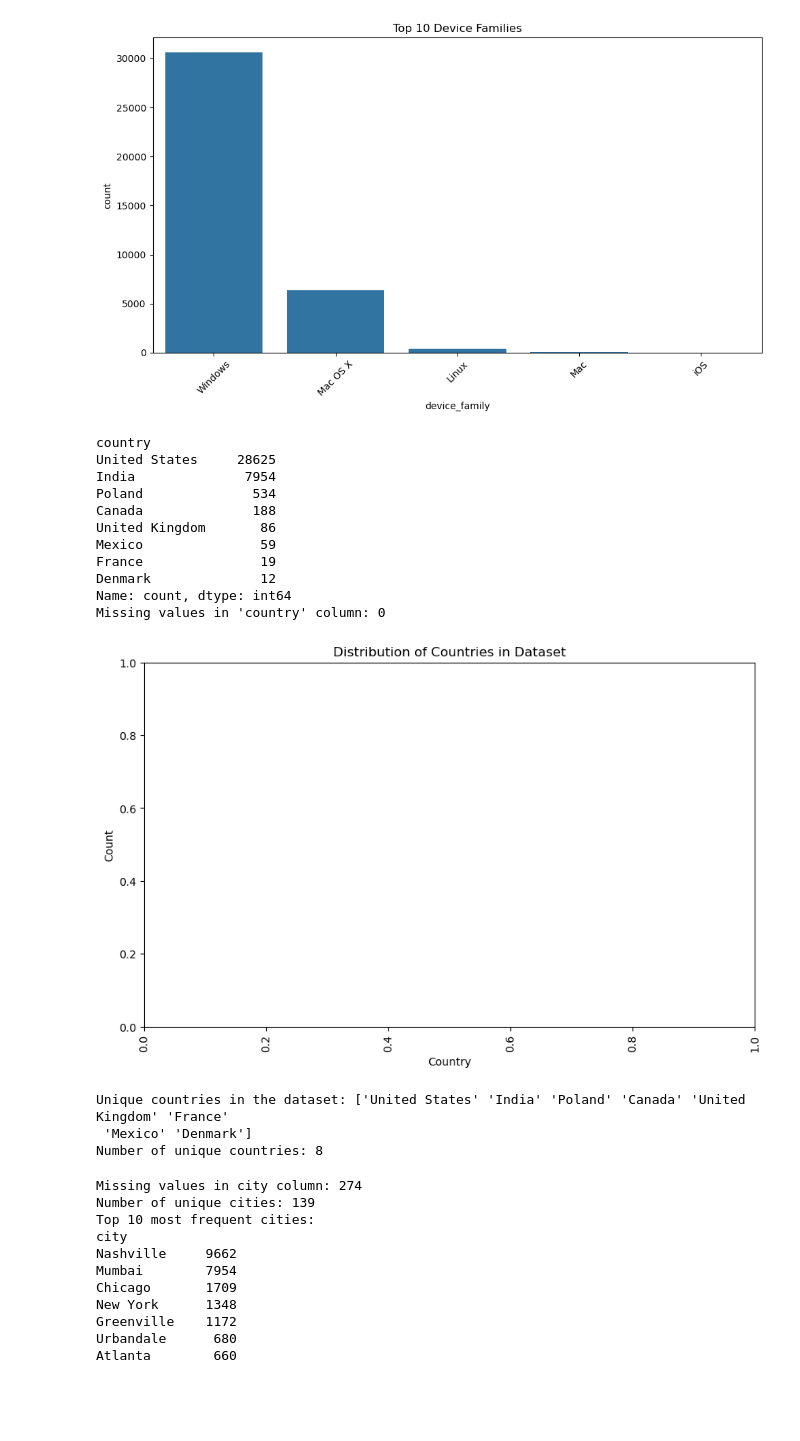
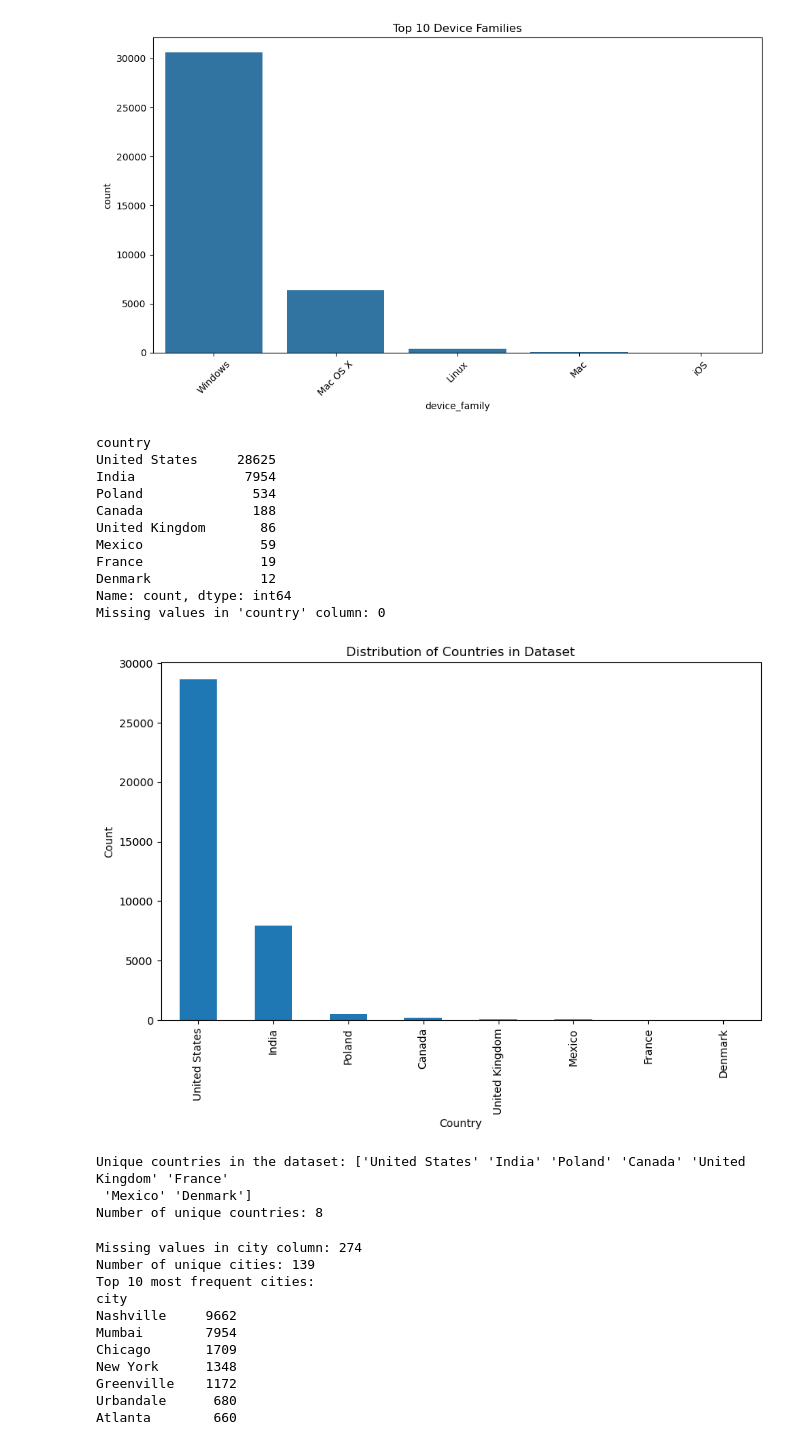
Before and after one commit to nyra-rodrigues/Federato-RiskOps-Platform-Optimization-Challenge, a Jupyter notebook: eda_misc.ipynb, the cells around one changed output. Drawn from its saved outputs; the diff is of its cells as text; code cells hidden in the pictures; blank space fills up the shorter version.

```diff
--- a/eda_misc.ipynb
+++ b/eda_misc.ipynb
@@ -327,34 +312,35 @@ print(country_counts)
 # 3. Check for missing values
 missing_values = df['country'].isnull().sum()
 print(f"Missing values in 'country' column: {missing_values}")
 
 # 4. Visualize the distribution of countries
 plt.figure(figsize=(10, 6))
+country_counts.plot(kind='bar')
 plt.xticks(rotation=90)
 plt.title('Distribution of Countries in Dataset')
 plt.xlabel('Country')
 plt.ylabel('Count')
 plt.show()
 
 # 5. Check for unique country names
 unique_countries = df['country'].unique()
 print(f"Unique countries in the dataset: {unique_countries}")
 
 unique_countries = df['country'].nunique()
 print("Number of unique countries:", unique_countries)
 # %% [output]
 country
 United States     28625
 India              7954
 Poland              534
 Canada              188
 United Kingdom       86
 Mexico               59
 France               19
 Denmark              12
 Name: count, dtype: int64
 Missing values in 'country' column: 0
-[figure, old version]
+[figure, new version]
 Unique countries in the dataset: ['United States' 'India' 'Poland' 'Canada' 'United Kingdom' 'France'
  'Mexico' 'Denmark']
 Number of unique countries: 8
```
Also changed, not shown: parts of 8 cells of this notebook.
